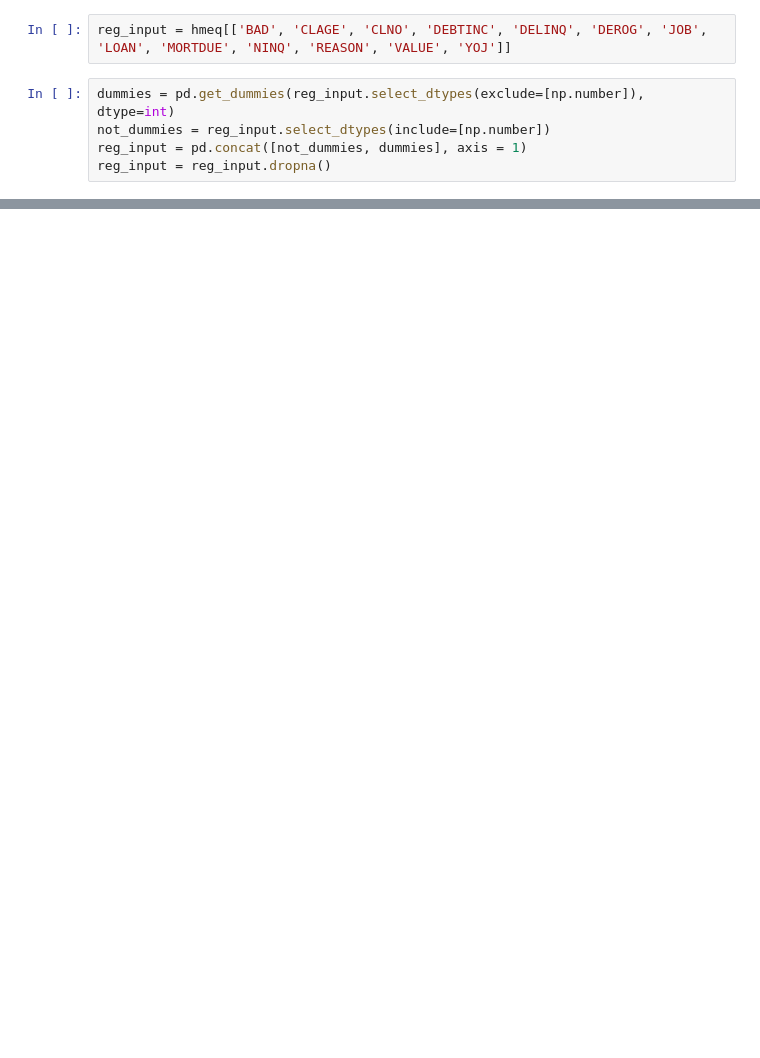
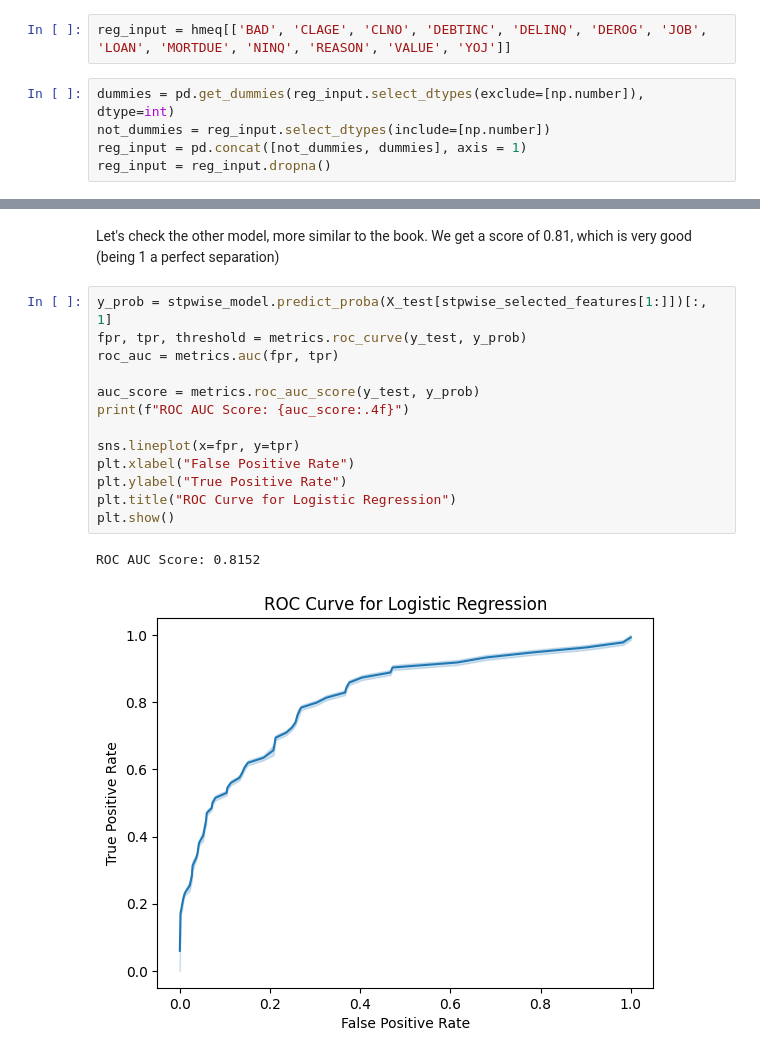
Before and after one commit to gtazevedo/cra_mtae_sas_in_py, a Jupyter notebook: Chapter 5 - Credit Scoring.ipynb, the cells around one changed output, grey strips where cells are left out. Cells and saved outputs as stored; diff of their text form; blank space fills up the shorter version.

```diff
--- a/Chapter 5 - Credit Scoring.ipynb
+++ b/Chapter 5 - Credit Scoring.ipynb
@@ -56,0 +233,18 @@ LogisticRegression()
+# %% [markdown]
+Let's check the other model, more similar to the book. We get a score of 0.81, which is very good (being 1 a perfect separation)
+# %%
+y_prob = stpwise_model.predict_proba(X_test[stpwise_selected_features[1:]])[:, 1]
+fpr, tpr, threshold = metrics.roc_curve(y_test, y_prob)
+roc_auc = metrics.auc(fpr, tpr)
+
+auc_score = metrics.roc_auc_score(y_test, y_prob)
+print(f"ROC AUC Score: {auc_score:.4f}")
+
+sns.lineplot(x=fpr, y=tpr)
+plt.xlabel("False Positive Rate")
+plt.ylabel("True Positive Rate")
+plt.title("ROC Curve for Logistic Regression")
+plt.show()
+# %% [output]
+ROC AUC Score: 0.8152
+[figure, added]
```
Also changed, not shown: parts of 34 cells of this notebook, 2 other files.
